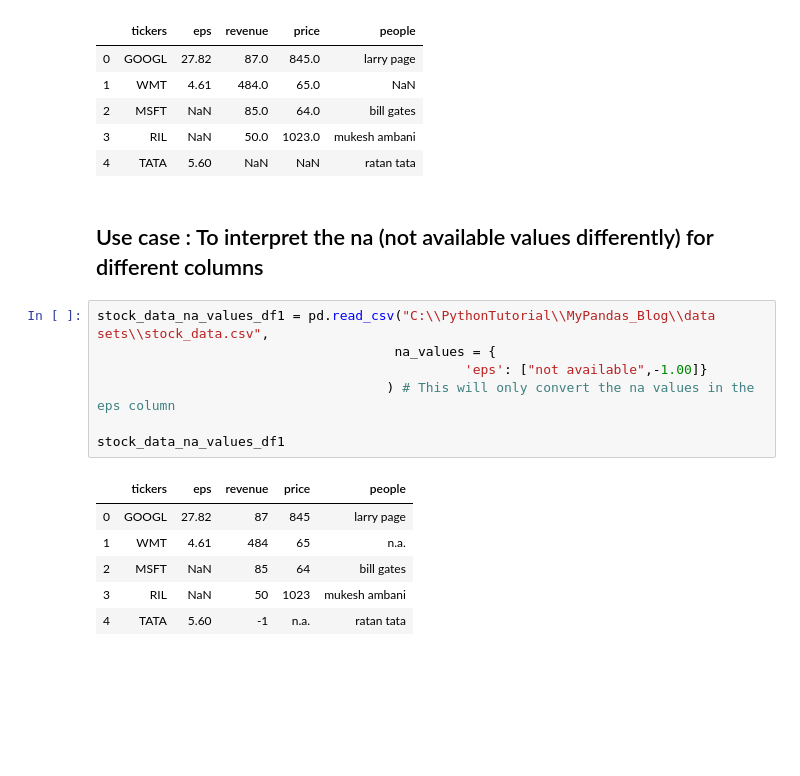
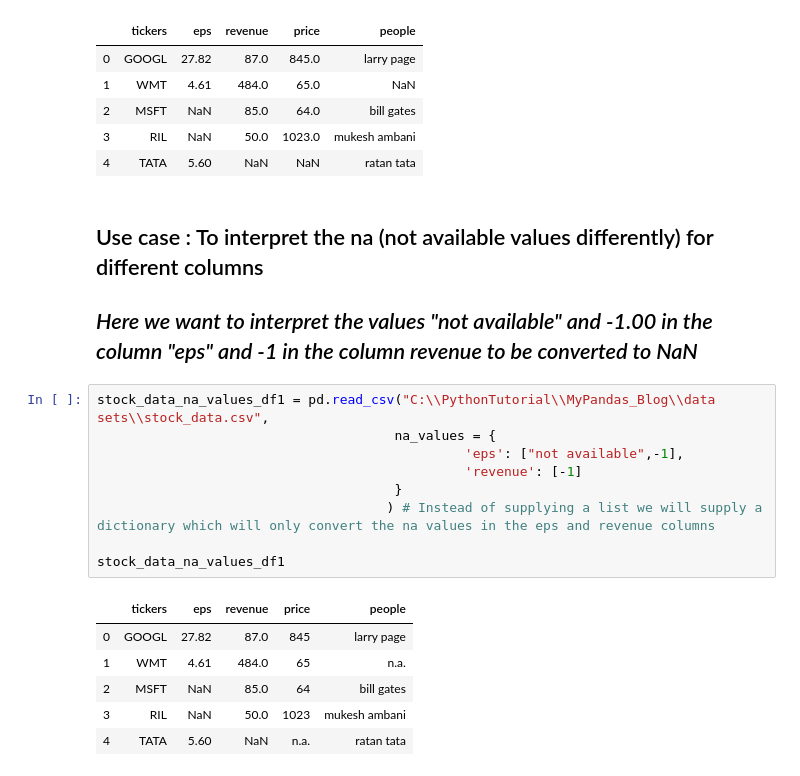
Before and after one commit to SUBHBHAT000/PandasSnippets, a Jupyter notebook: 3_Read_Write_Excel_CSV_file.ipynb, the cells around one changed output. Saved outputs shown, nothing was run; the diff lists cells and outputs as text; blank space fills up the shorter version.

```diff
--- a/3_Read_Write_Excel_CSV_file.ipynb
+++ b/3_Read_Write_Excel_CSV_file.ipynb
@@ -136,17 +138,21 @@ stock_data_na_values_df
 | 4 | TATA | 5.60 | NaN | NaN | ratan tata |
 # %% [markdown]
 ## Use case : To interpret the na (not available values differently) for different columns
+
+## *Here we want to interpret the values "not available" and -1.00 in the column "eps" and -1 in the column revenue to be converted to NaN*
 # %%
 stock_data_na_values_df1 = pd.read_csv("C:\\PythonTutorial\\MyPandas_Blog\\data sets\\stock_data.csv",
                                       na_values = {
-                                               'eps': ["not available",-1.00]}
-                                     ) # This will only convert the na values in the eps column
+                                               'eps': ["not available",-1],
+                                               'revenue': [-1]
+                                      }
+                                     ) # Instead of supplying a list we will supply a dictionary which will only convert the na values in the eps and revenue columns
 
 stock_data_na_values_df1
 # %% [output]
 |  | tickers | eps | revenue | price | people |
-| 0 | GOOGL | 27.82 | 87 | 845 | larry page |
-| 1 | WMT | 4.61 | 484 | 65 | n.a. |
-| 2 | MSFT | NaN | 85 | 64 | bill gates |
-| 3 | RIL | NaN | 50 | 1023 | mukesh ambani |
-| 4 | TATA | 5.60 | -1 | n.a. | ratan tata |
+| 0 | GOOGL | 27.82 | 87.0 | 845 | larry page |
+| 1 | WMT | 4.61 | 484.0 | 65 | n.a. |
+| 2 | MSFT | NaN | 85.0 | 64 | bill gates |
+| 3 | RIL | NaN | 50.0 | 1023 | mukesh ambani |
+| 4 | TATA | 5.60 | NaN | n.a. | ratan tata |
```
Also changed, not shown: parts of 34 cells of this notebook, 9 other files.
